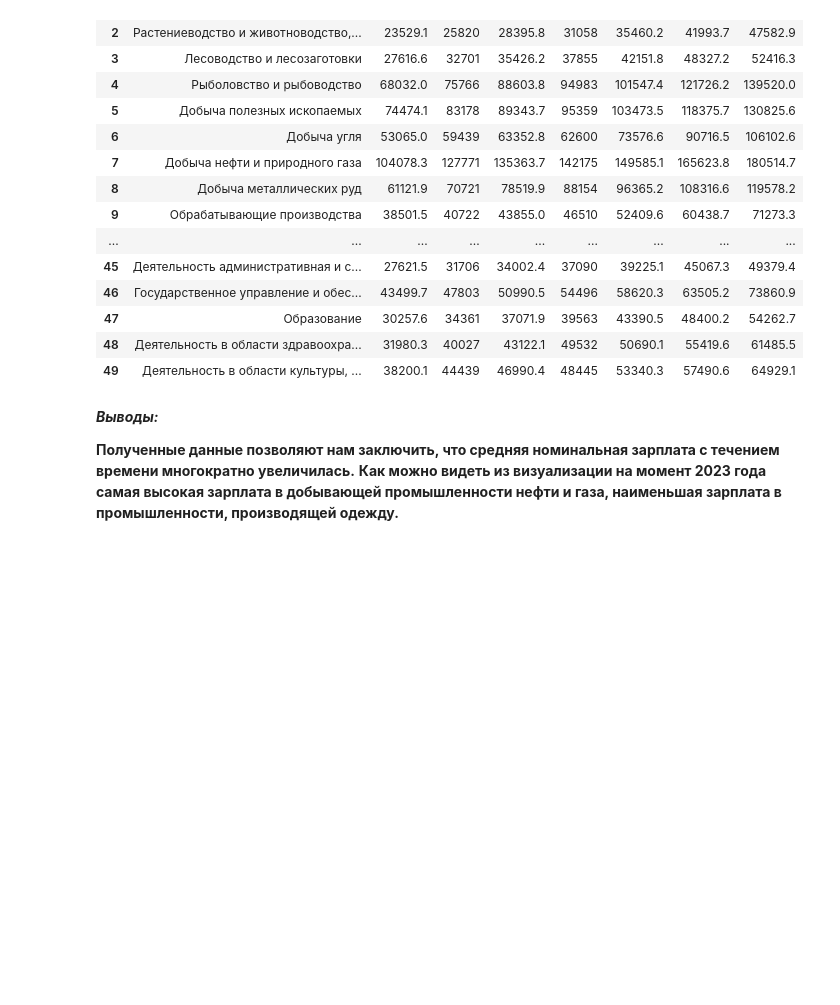
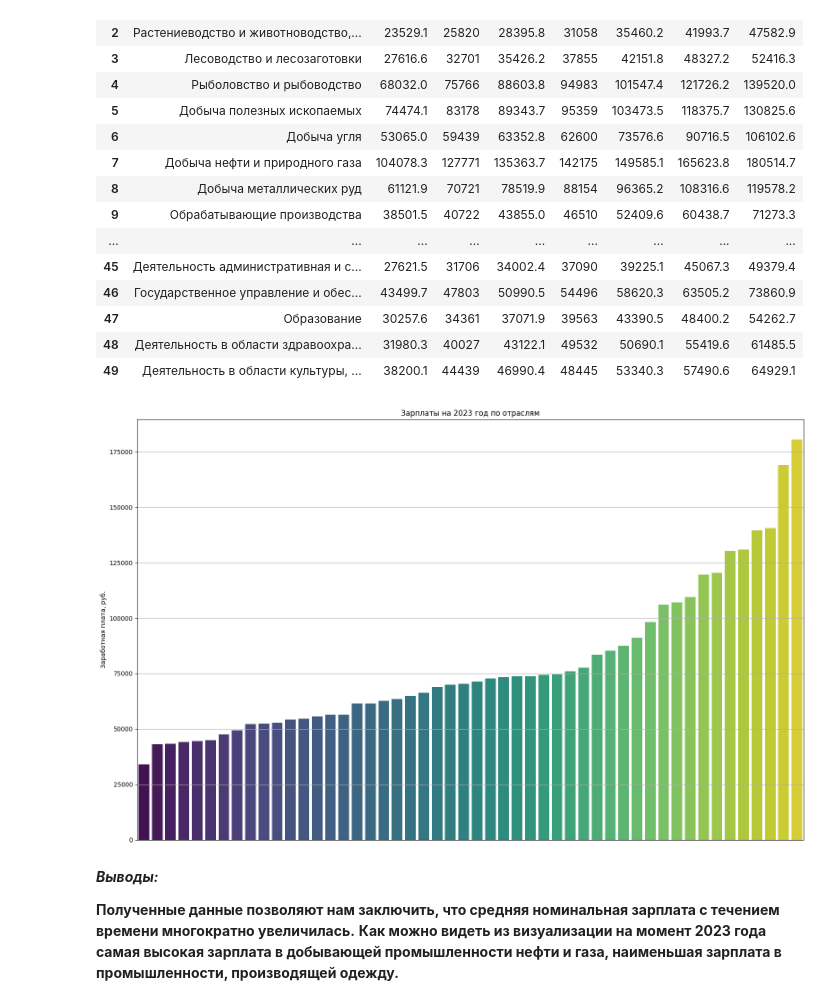
Before and after one commit to KDanilV/Start-in-DS-Final, a Jupyter notebook: salary.ipynb, the cells around one changed output. Cells and saved outputs as stored; diff of their text form; code cells hidden in the pictures; blank space fills up the shorter version.

```diff
--- a/salary.ipynb
+++ b/salary.ipynb
@@ -129,3 +111,17 @@ fig.show()
+# %%
+salaries_2023 = d2023[['Наименование отрасли', 2023]]
+salaries_2023_sorted = salaries_2023.set_index('Наименование отрасли').sort_values(by=2023)
+plt.figure(figsize=(16, 10))
+sns.barplot(x=salaries_2023_sorted.index, y=2023, data=salaries_2023_sorted, palette='viridis')
+plt.title('Зарплаты на 2023 год по отраслям')
+plt.ylabel('Заработная плата, руб.')
+plt.xlabel(None)
+plt.grid(True, axis='y')
+plt.xticks(ticks=[], labels=[])
+plt.tight_layout()
+plt.show()
+# %% [output]
+[figure, added]
 # %% [markdown]
 ***Выводы:***
 
```
Also changed, not shown: parts of 4 cells of this notebook.
